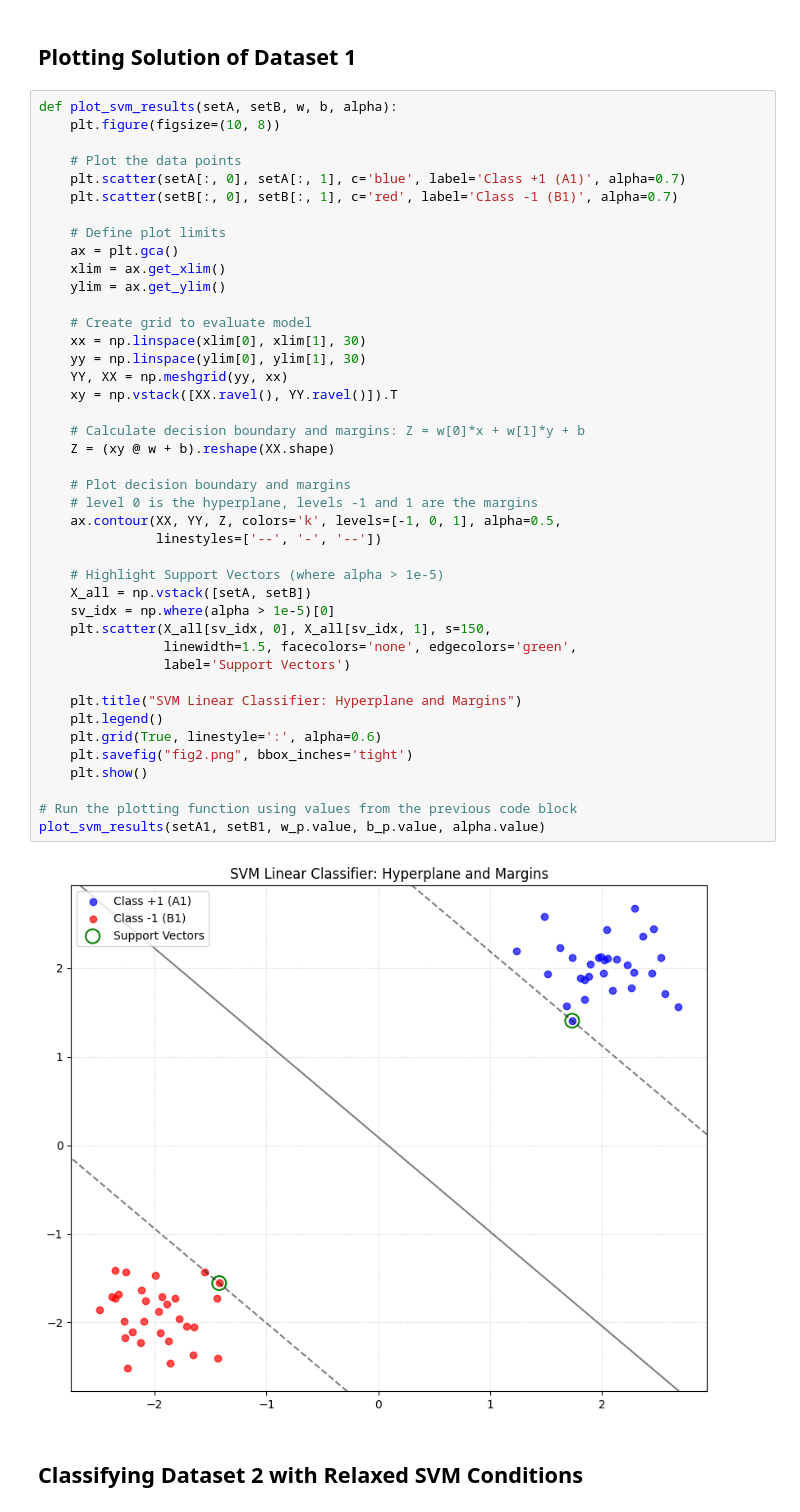
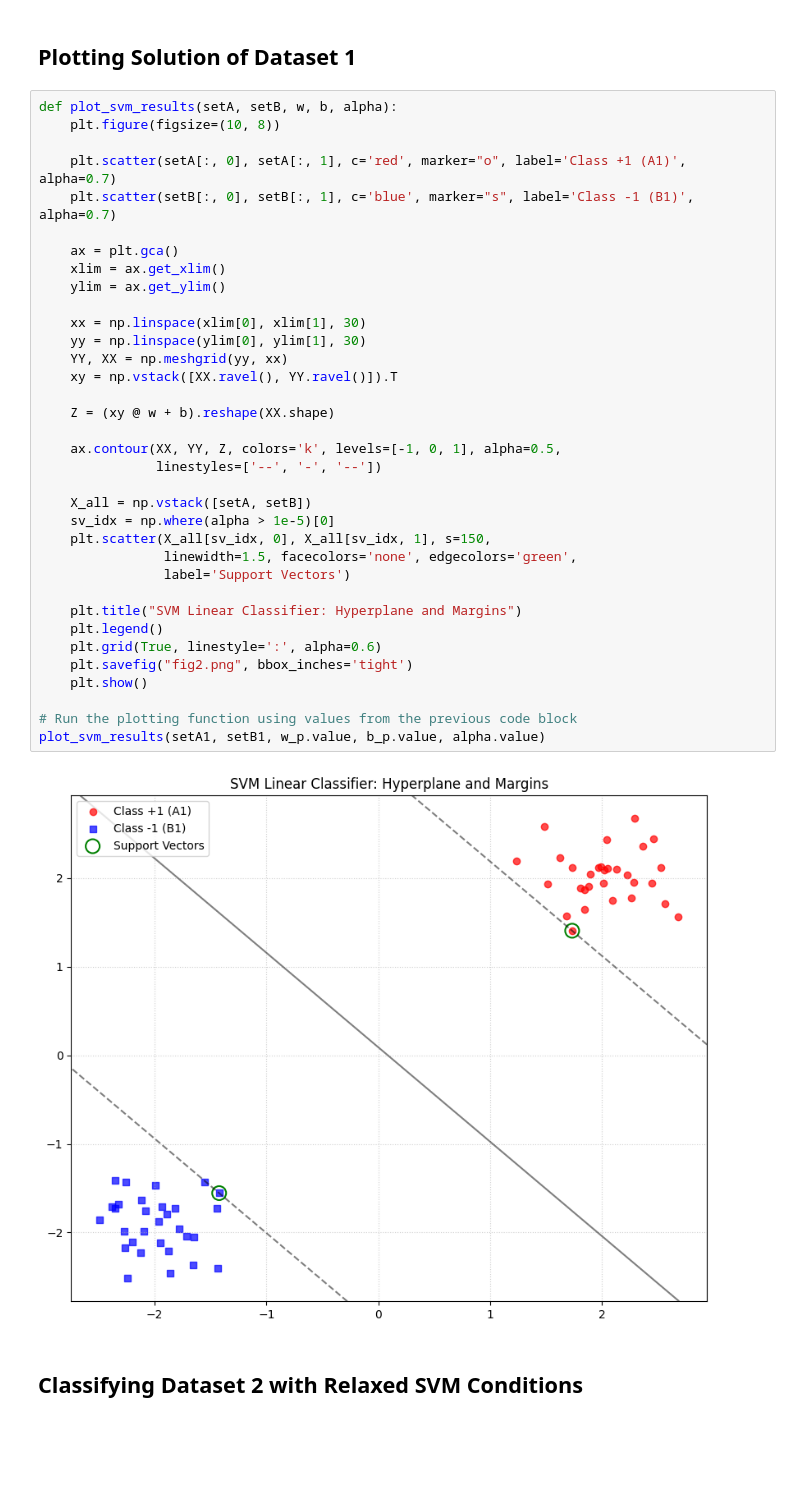
Before and after one commit to AMythicDev/ml-algos-from-scratch, a Jupyter notebook: week03/lab03.ipynb, the cells around one changed output. Cells and saved outputs as stored; diff of their text form; blank space fills up the shorter version.

```diff
--- a/week03/lab03.ipynb
+++ b/week03/lab03.ipynb
@@ -180,46 +176,39 @@ KKT CONDITION VERIFICATION
 def plot_svm_results(setA, setB, w, b, alpha):
     plt.figure(figsize=(10, 8))
 
-    # Plot the data points
-    plt.scatter(setA[:, 0], setA[:, 1], c='blue', label='Class +1 (A1)', alpha=0.7)
-    plt.scatter(setB[:, 0], setB[:, 1], c='red', label='Class -1 (B1)', alpha=0.7)
+    plt.scatter(setA[:, 0], setA[:, 1], c='red', marker="o", label='Class +1 (A1)', alpha=0.7)
+    plt.scatter(setB[:, 0], setB[:, 1], c='blue', marker="s", label='Class -1 (B1)', alpha=0.7)
 
-    # Define plot limits
     ax = plt.gca()
     xlim = ax.get_xlim()
     ylim = ax.get_ylim()
 
-    # Create grid to evaluate model
     xx = np.linspace(xlim[0], xlim[1], 30)
     yy = np.linspace(ylim[0], ylim[1], 30)
     YY, XX = np.meshgrid(yy, xx)
     xy = np.vstack([XX.ravel(), YY.ravel()]).T
 
-    # Calculate decision boundary and margins: Z = w[0]*x + w[1]*y + b
     Z = (xy @ w + b).reshape(XX.shape)
 
-    # Plot decision boundary and margins
-    # level 0 is the hyperplane, levels -1 and 1 are the margins
     ax.contour(XX, YY, Z, colors='k', levels=[-1, 0, 1], alpha=0.5,
                linestyles=['--', '-', '--'])
 
-    # Highlight Support Vectors (where alpha > 1e-5)
     X_all = np.vstack([setA, setB])
     sv_idx = np.where(alpha > 1e-5)[0]
     plt.scatter(X_all[sv_idx, 0], X_all[sv_idx, 1], s=150,
                 linewidth=1.5, facecolors='none', edgecolors='green',
                 label='Support Vectors')
 
     plt.title("SVM Linear Classifier: Hyperplane and Margins")
     plt.legend()
     plt.grid(True, linestyle=':', alpha=0.6)
     plt.savefig("fig2.png", bbox_inches='tight')
     plt.show()
 
 # Run the plotting function using values from the previous code block
 plot_svm_results(setA1, setB1, w_p.value, b_p.value, alpha.value)
 # %% [output]
-[figure, old version]
+[figure, new version]
 # %% [markdown]
 ## Classifying Dataset 2 with Relaxed SVM Conditions
 # %%
```
Also changed, not shown: parts of 4 cells of this notebook, 6 other files.
